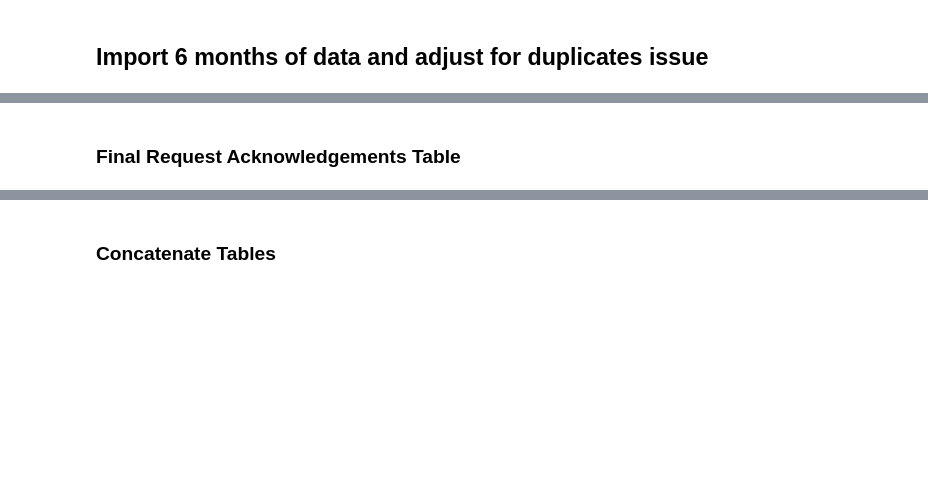
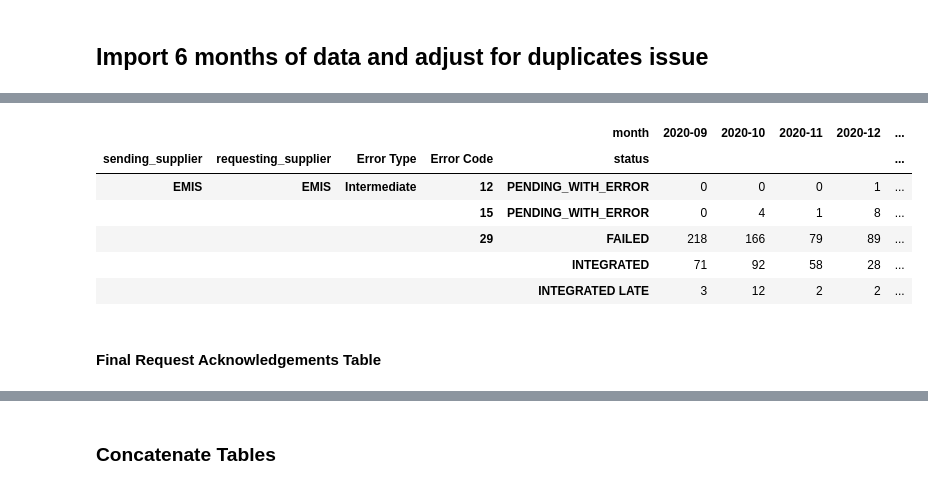
Before and after one commit to nhsconnect/prm-gp2gp-data-sandbox, a Jupyter notebook: notebooks/24-PRMT-1975-generate-monthly-top-issues-assessment-tables.ipynb, the cells around one changed output, grey strips where cells are left out. Saved outputs shown, nothing was run; the diff lists cells and outputs as text; code cells hidden in the pictures; blank space fills up the shorter version.

```diff
--- a/notebooks/24-PRMT-1975-generate-monthly-top-issues-assessment-tables.ipynb
+++ b/notebooks/24-PRMT-1975-generate-monthly-top-issues-assessment-tables.ipynb
@@ -142,8 +131,18 @@ intermediate_table['Error Type']='Intermediate'
 intermediate_table=pd.pivot_table(intermediate_table, index=['sending_supplier','requesting_supplier','Error Type','Error Code','status'],columns='month', aggfunc='count', values='conversation_id').fillna(0)
 intermediate_table['Total Volume']=intermediate_table.sum(axis=1)
 intermediate_table=intermediate_table.astype(int)
+# %%
+intermediate_table.head()
+# %% [output]
+|  |  |  |  | month | 2020-09 | 2020-10 | 2020-11 | 2020-12 | ... |
+| sending_supplier | requesting_supplier | Error Type | Error Code | status |  |  |  |  | ... |
+| EMIS | EMIS | Intermediate | 12 | PENDING_WITH_ERROR | 0 | 0 | 0 | 1 | ... |
+|  |  |  | 15 | PENDING_WITH_ERROR | 0 | 4 | 1 | 8 | ... |
+|  |  |  | 29 | FAILED | 218 | 166 | 79 | 89 | ... |
+|  |  |  |  | INTEGRATED | 71 | 92 | 58 | 28 | ... |
+|  |  |  |  | INTEGRATED LATE | 3 | 12 | 2 | 2 | ... |
 # %% [markdown]
-### Final Request Acknowledgements Table
+#### Final Request Acknowledgements Table
 # %%
 reqack_table=reduced_transfers.drop(['sender_error_code','intermediate_error_codes','No error codes'],axis=1)
 reqack_table['request_completed_ack_codes']=reqack_table['request_completed_ack_codes'].apply(lambda lis: [x for x in lis if np.isfinite(x)])
```
Also changed, not shown: parts of 27 cells of this notebook.
